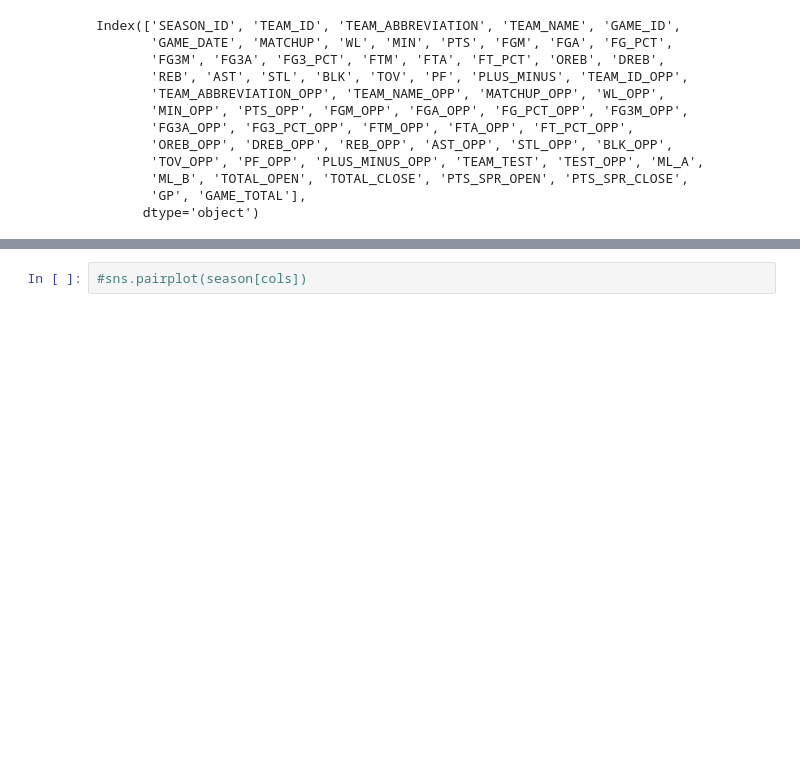
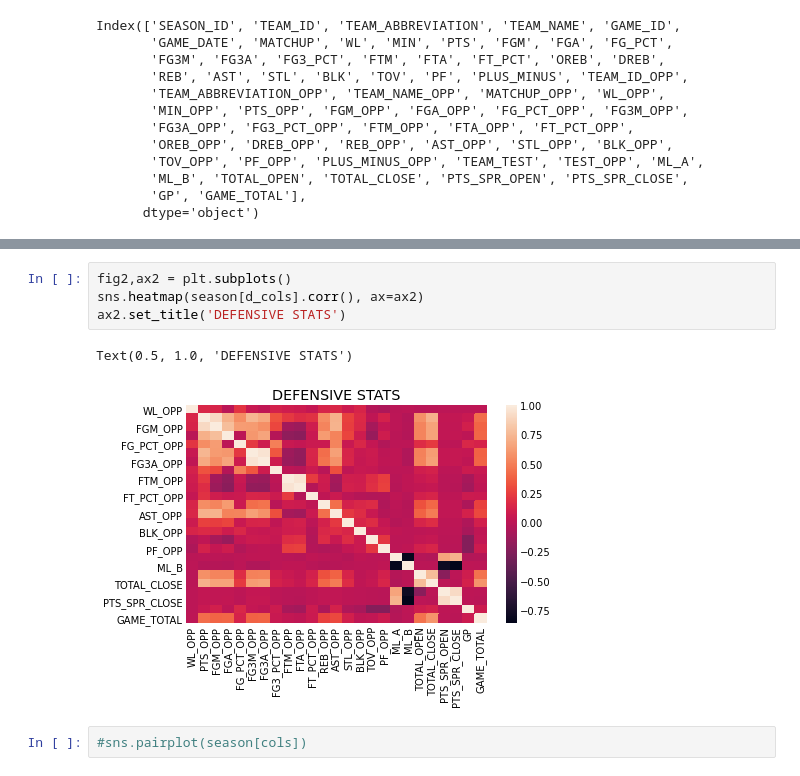
Before and after one commit to justin-wallander/BeatingVegas, a Jupyter notebook: eda.ipynb, the cells around one changed output, grey strips where cells are left out. Drawn from its saved outputs; the diff is of its cells as text; blank space fills up the shorter version.

```diff
--- a/eda.ipynb
+++ b/eda.ipynb
@@ -42,2 +46,9 @@ sns.heatmap(season[cols].corr())
+# %%
+fig2,ax2 = plt.subplots()
+sns.heatmap(season[d_cols].corr(), ax=ax2)
+ax2.set_title('DEFENSIVE STATS')
+# %% [output]
+Text(0.5, 1.0, 'DEFENSIVE STATS')
+[figure, added]
 # %%
 #sns.pairplot(season[cols])
```
Also changed, not shown: parts of 12 cells of this notebook, 2 other files.
